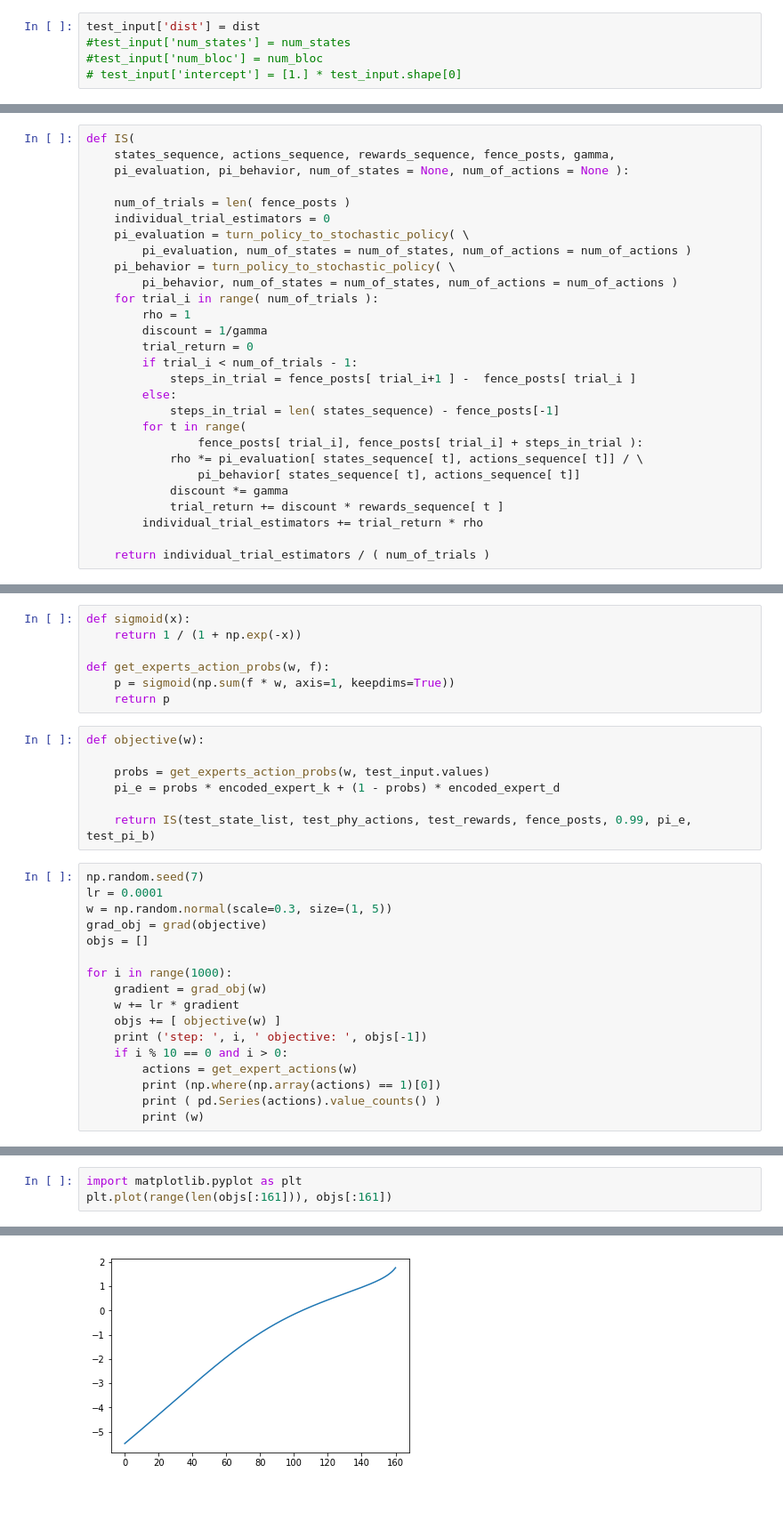
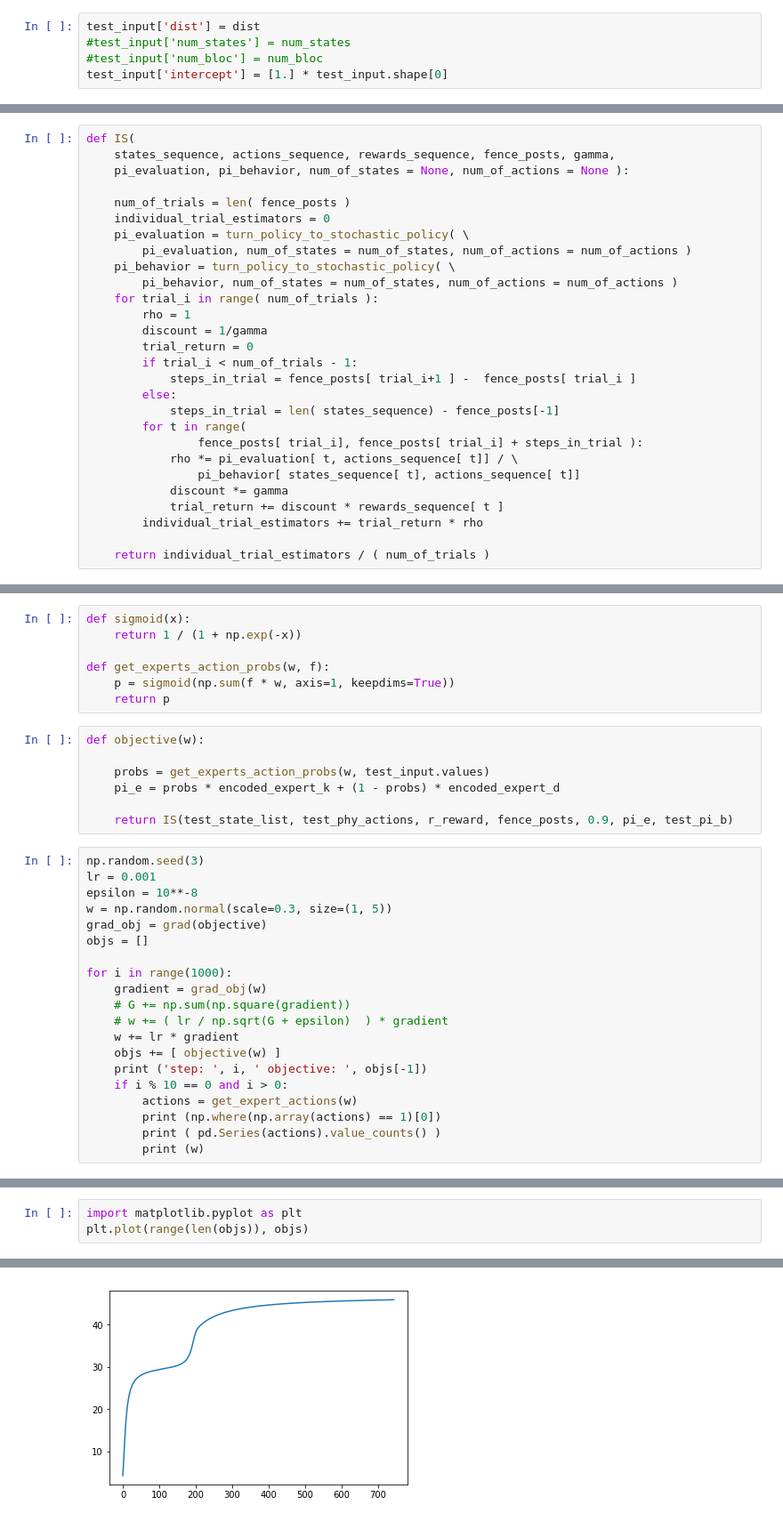
Before and after one commit to wihl/cs282-f17-xuefeng-yi-david, a Jupyter notebook: code/MOE/MOE.ipynb, the cells around one changed output, grey strips where cells are left out. Shown at 89% size. Drawn from its saved outputs; the diff is of its cells as text.

```diff
--- a/code/MOE/MOE.ipynb
+++ b/code/MOE/MOE.ipynb
@@ -99,7 +84,7 @@ dist = kernel_based[:,4]
 test_input['dist'] = dist
 #test_input['num_states'] = num_states
 #test_input['num_bloc'] = num_bloc
-# test_input['intercept'] = [1.] * test_input.shape[0]
+test_input['intercept'] = [1.] * test_input.shape[0]
 # %%
 % matplotlib inline
 pd.Series(expert_k).hist(bins=50)
@@ -287,7 +272,7 @@ def IS(
             steps_in_trial = len( states_sequence) - fence_posts[-1]
         for t in range(
                 fence_posts[ trial_i], fence_posts[ trial_i] + steps_in_trial ):
-            rho *= pi_evaluation[ states_sequence[ t], actions_sequence[ t]] / \
+            rho *= pi_evaluation[ t, actions_sequence[ t]] / \
                 pi_behavior[ states_sequence[ t], actions_sequence[ t]]
             discount *= gamma
             trial_return += discount * rewards_sequence[ t ]
@@ -325,16 +310,19 @@ def objective(w):
     probs = get_experts_action_probs(w, test_input.values)
     pi_e = probs * encoded_expert_k + (1 - probs) * encoded_expert_d
 
-    return IS(test_state_list, test_phy_actions, test_rewards, fence_posts, 0.99, pi_e, test_pi_b)
+    return IS(test_state_list, test_phy_actions, r_reward, fence_posts, 0.9, pi_e, test_pi_b)
 # %%
-np.random.seed(7)
-lr = 0.0001
+np.random.seed(3)
+lr = 0.001
+epsilon = 10**-8
 w = np.random.normal(scale=0.3, size=(1, 5))
 grad_obj = grad(objective)
 objs = []
 
 for i in range(1000):
     gradient = grad_obj(w)
+    # G += np.sum(np.square(gradient))
+    # w += ( lr / np.sqrt(G + epsilon)  ) * gradient
     w += lr * gradient
     objs += [ objective(w) ]
     print ('step: ', i, ' objective: ', objs[-1])
@@ -372,6 +356,6 @@ np.where( probs < 0.5 )[0].shape
 # %%
 import matplotlib.pyplot as plt
-plt.plot(range(len(objs[:161])), objs[:161])
+plt.plot(range(len(objs)), objs)
 # %% [output]
 [<matplotlib.lines.Line2D at 0x...>]
-[figure, old version]
+[figure, new version]
```
Also changed, not shown: parts of 24 cells of this notebook.
